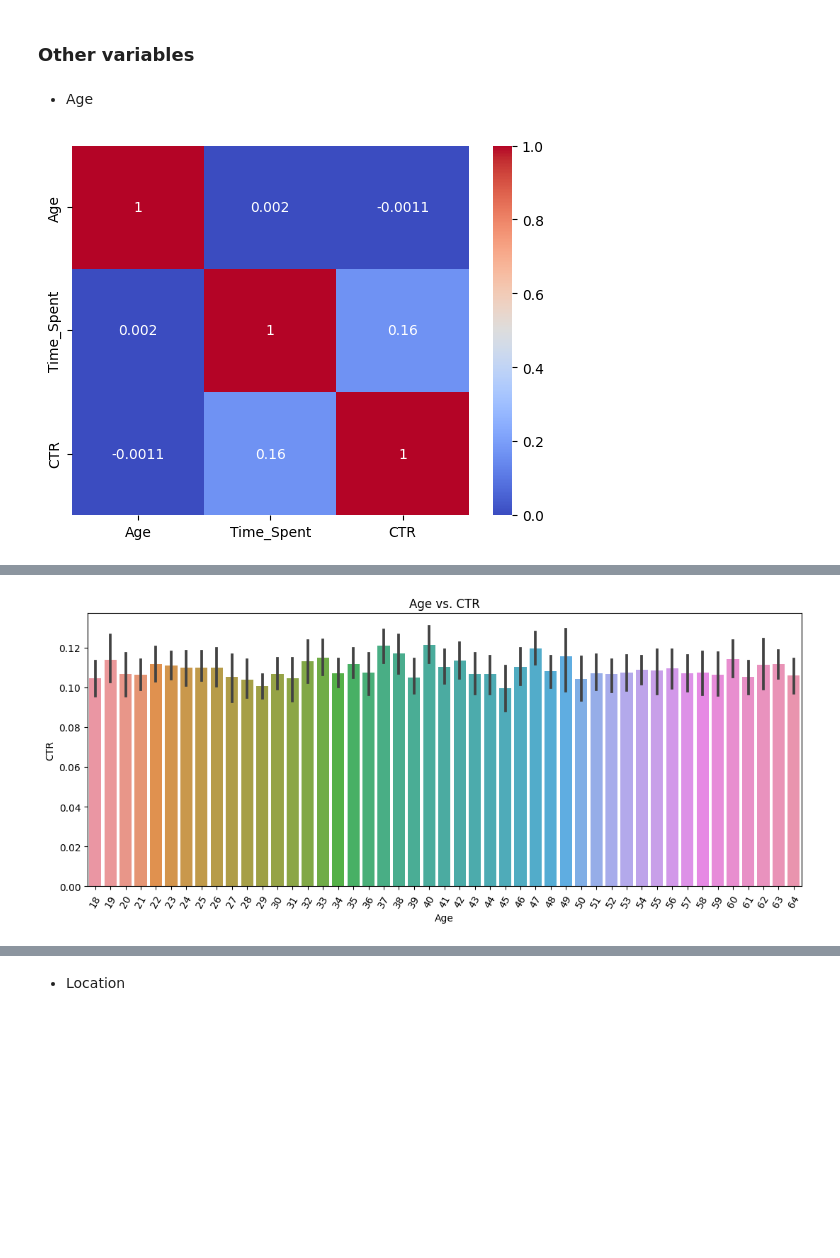
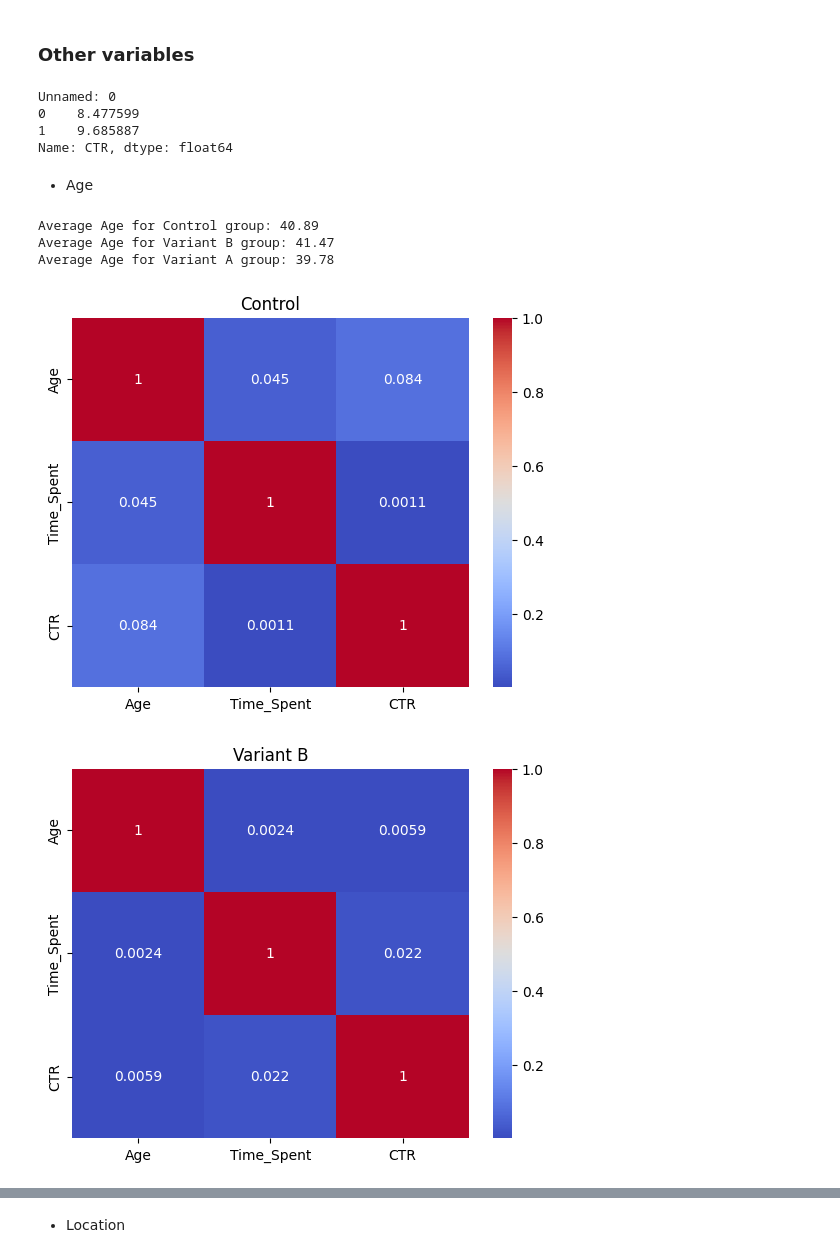
Before and after one commit to hiu04/Data-Science, a Jupyter notebook: A2_DataScience.ipynb, the cells around one changed output, grey strips where cells are left out. Drawn from its saved outputs; the diff is of its cells as text; code cells hidden in the pictures; blank space fills up the shorter version.

```diff
--- a/A2_DataScience.ipynb
+++ b/A2_DataScience.ipynb
@@ -119,11 +119,35 @@ $$\text{Time_Spent}=20.070781 + 4.734766 * Variant A +  3.273002*Variant B$$
 The average time spent for baseline control group is 20 minutes. For variant A feature, users would like to spend about 5 more minutes, compared to control group. Regarding variant B, users stay additional 3 minutes, compare to control group. Therefore, the regression line also shows that variant A results in average time spent lifts.
 # %% [markdown]
 ### Other variables
+# %%
+variant = df['Variant'].unique().tolist()
+
+# create new column to change rate to percentage and update
+df['CTR'] = df['CTR'] * 100
+# %%
+df['CTR'].head(2)
+# %% [output]
+Unnamed: 0
+0    8.477599
+1    9.685887
+Name: CTR, dtype: float64
 # %% [markdown]
 * Age
+# %%
+# Average Age for each group
+for i in range(len(variant)):
+  print(f"Average Age for {variant[i]} group: {round(df[df['Variant'] == variant[i]]['Age'].mean(),2)}")
+# %% [output]
+Average Age for Control group: 40.89
+Average Age for Variant B group: 41.47
+Average Age for Variant A group: 39.78
 # %%
-corr_matrix = df.corr()
-sns.heatmap(corr_matrix, annot=True, cmap='coolwarm')
-plt.show()
+for i in range(len(variant)):
+  data = df[df['Variant'] == variant[i]]
+  corr_matrix = data.corr()
+  sns.heatmap(corr_matrix, annot=True, cmap='coolwarm')
+  plt.title(f"{variant[i]}")
+  plt.show()
 # %% [output]
-[figure, old version]
+[figure, new version]
+[figure, added]
@@ -130,13 +155,2 @@ plt.show()
-# %%
-# Age vs. CTR
-plt.figure(figsize=(13,5))
-sns.barplot(x='Age', y='CTR', data=df)
-plt.xlabel('Age')
-plt.tick_params(axis='x', rotation=60)
-plt.ylabel('CTR')
-plt.title('Age vs. CTR')
-plt.show()
-# %% [output]
-[figure, removed]
 # %%
 sns.lmplot(data = df, x='Age', y='CTR', hue = 'Variant')
```
Also changed, not shown: parts of 42 cells of this notebook.
